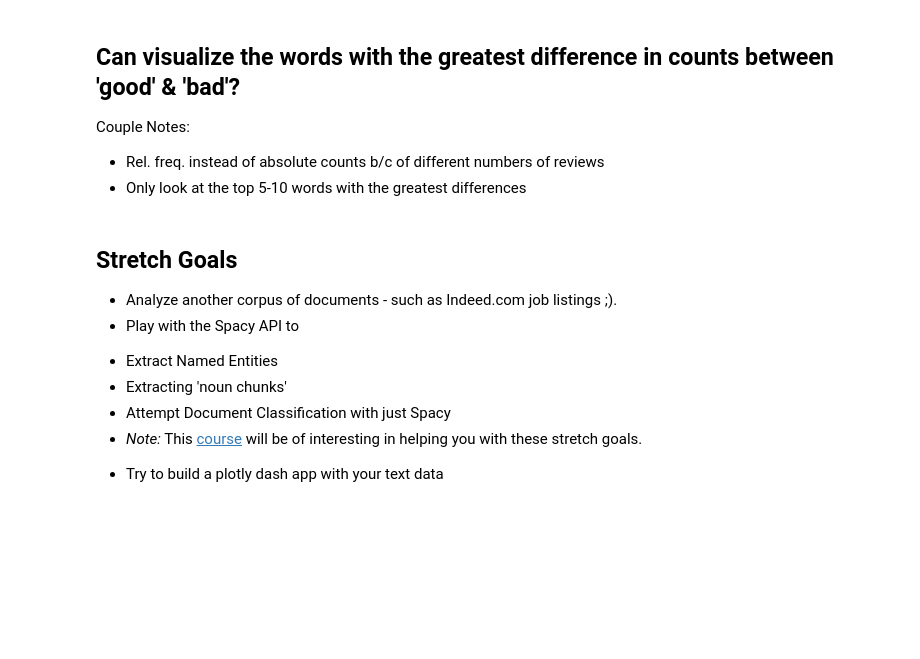
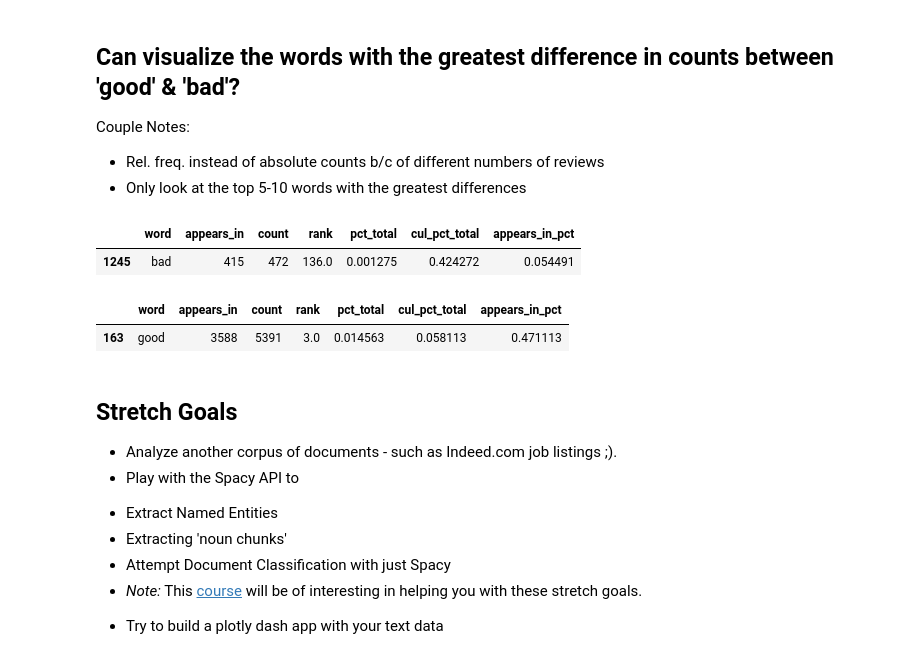
Before and after one commit to nephylum/DS-Unit-4-Sprint-1-NLP, a Jupyter notebook: module1-text-data/LS_DS_411_Text_Data_Assignment.ipynb, the cells around one changed output. Saved outputs shown, nothing was run; the diff lists cells and outputs as text; code cells hidden in the pictures; blank space fills up the shorter version.

```diff
--- a/module1-text-data/LS_DS_411_Text_Data_Assignment.ipynb
+++ b/module1-text-data/LS_DS_411_Text_Data_Assignment.ipynb
@@ -159,6 +206,16 @@ plt.show()
 Couple Notes:
 - Rel. freq. instead of absolute counts b/c of different numbers of reviews
 - Only look at the top 5-10 words with the greatest differences
+# %%
+wc[wc['word'] == 'bad']
+# %% [output]
+|  | word | appears_in | count | rank | pct_total | cul_pct_total | appears_in_pct |
+| 1245 | bad | 415 | 472 | 136.0 | 0.001275 | 0.424272 | 0.054491 |
+# %%
+wc[wc['word'] == 'good']
+# %% [output]
+|  | word | appears_in | count | rank | pct_total | cul_pct_total | appears_in_pct |
+| 163 | good | 3588 | 5391 | 3.0 | 0.014563 | 0.058113 | 0.471113 |
 # %% [markdown]
 ## Stretch Goals
 
```
Also changed, not shown: parts of 18 cells of this notebook.
